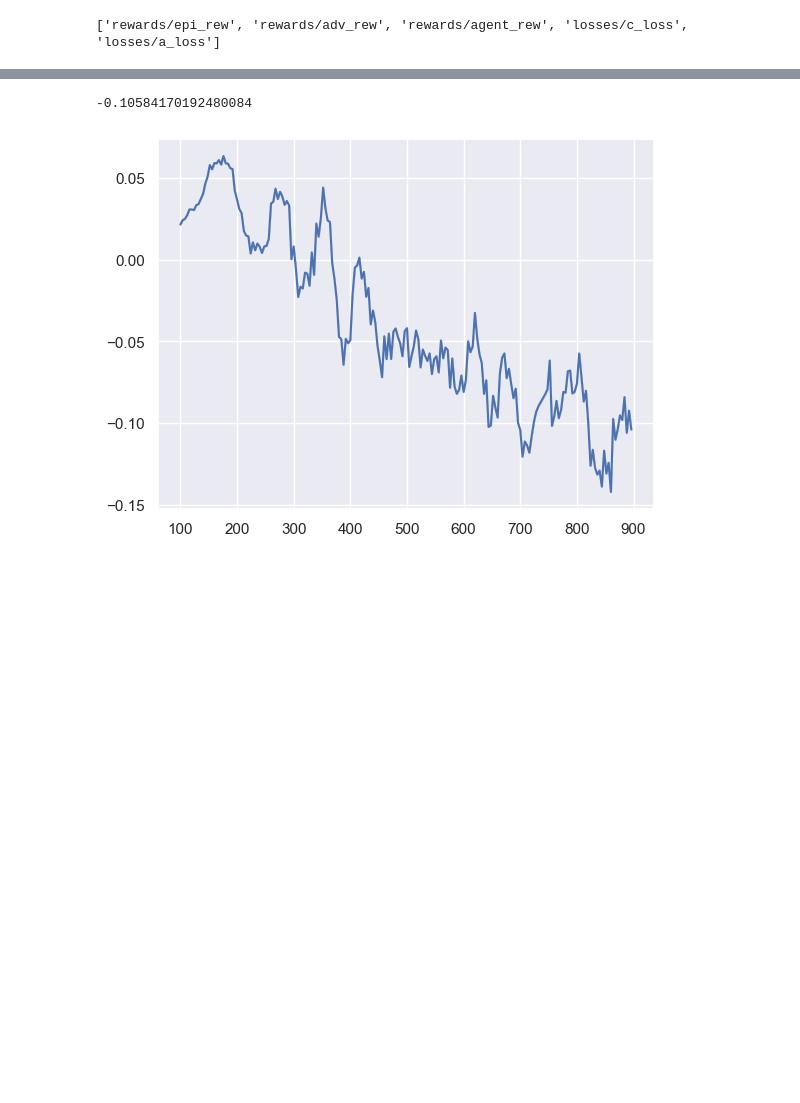
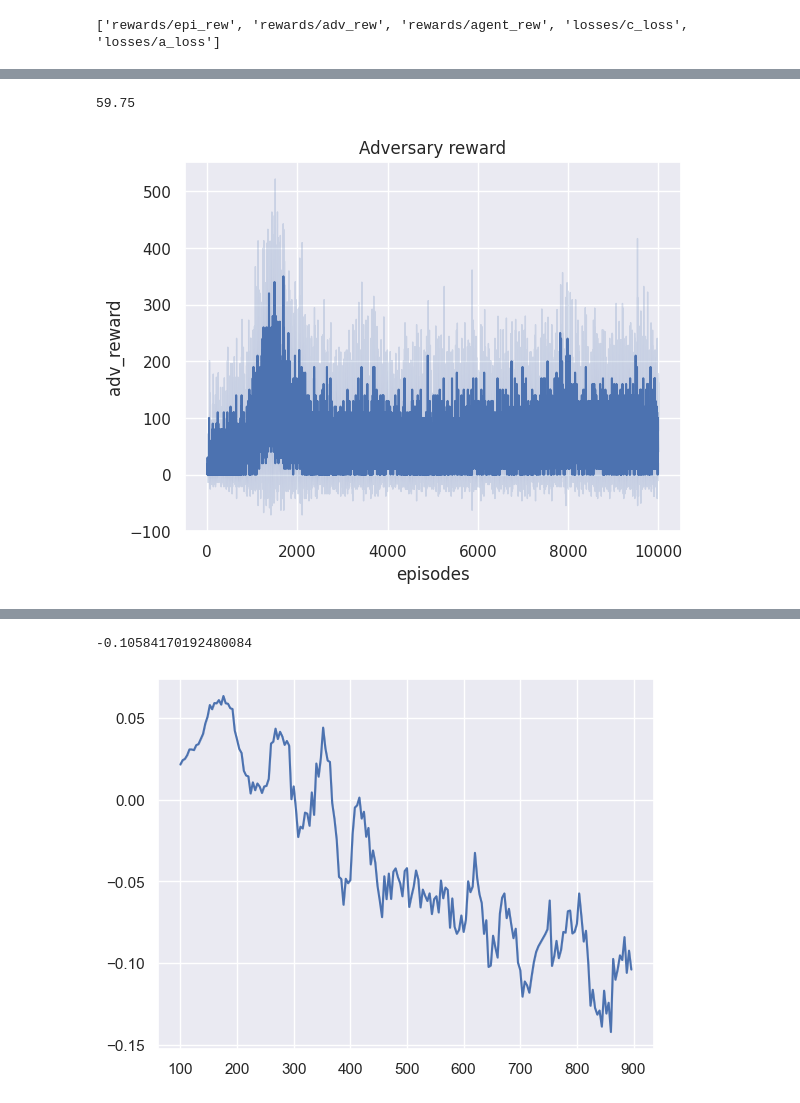
Before and after one commit to soopark0221/MAExp, a Jupyter notebook: maddpg_graph.ipynb, the cells around one changed output, grey strips where cells are left out. Cells and saved outputs as stored; diff of their text form; code cells hidden in the pictures; blank space fills up the shorter version.

```diff
--- a/maddpg_graph.ipynb
+++ b/maddpg_graph.ipynb
@@ -62,0 +93,30 @@ to_csv(path)
+# %%
+import matplotlib.pyplot as plt
+import numpy as np
+import seaborn as sns
+import pandas as pd
+
+df1 = pd.read_csv('models/simple_tag/mmx/run2/csv/rewards_adv_rew.csv')
+df2 = pd.read_csv('models/simple_tag/mmx/run3/csv/rewards_adv_rew.csv')
+df3 = pd.read_csv('models/simple_tag/mmx/run4/csv/rewards_adv_rew.csv')
+
+df1= pd.Series(df1['rewards/adv_rew'].astype(float))
+df2= pd.Series(df2['rewards/adv_rew'].astype(float))
+df3= pd.Series(df3['rewards/adv_rew'].astype(float))
+
+sns.set()
+
+mean_out = np.mean([df1,df2,df3], axis = 0)
+std_out = np.std([df1, df2,df3], axis=0)
+step=[s for s in list(range(len(df1)))]
+
+plt.plot(step, mean_out, 'b-', label='mean_1')
+plt.fill_between(step, mean_out - std_out, mean_out + std_out, color='b', alpha=0.2)
+# plt.ylim(0,0.0023)
+plt.title("Adversary reward")
+plt.xlabel("episodes")
+plt.ylabel("adv_reward")
+print(np.mean(mean_out[-40:]))
+# %% [output]
+59.75
+[figure, added]
```
Also changed, not shown: parts of 4 cells of this notebook, 3 other files.
